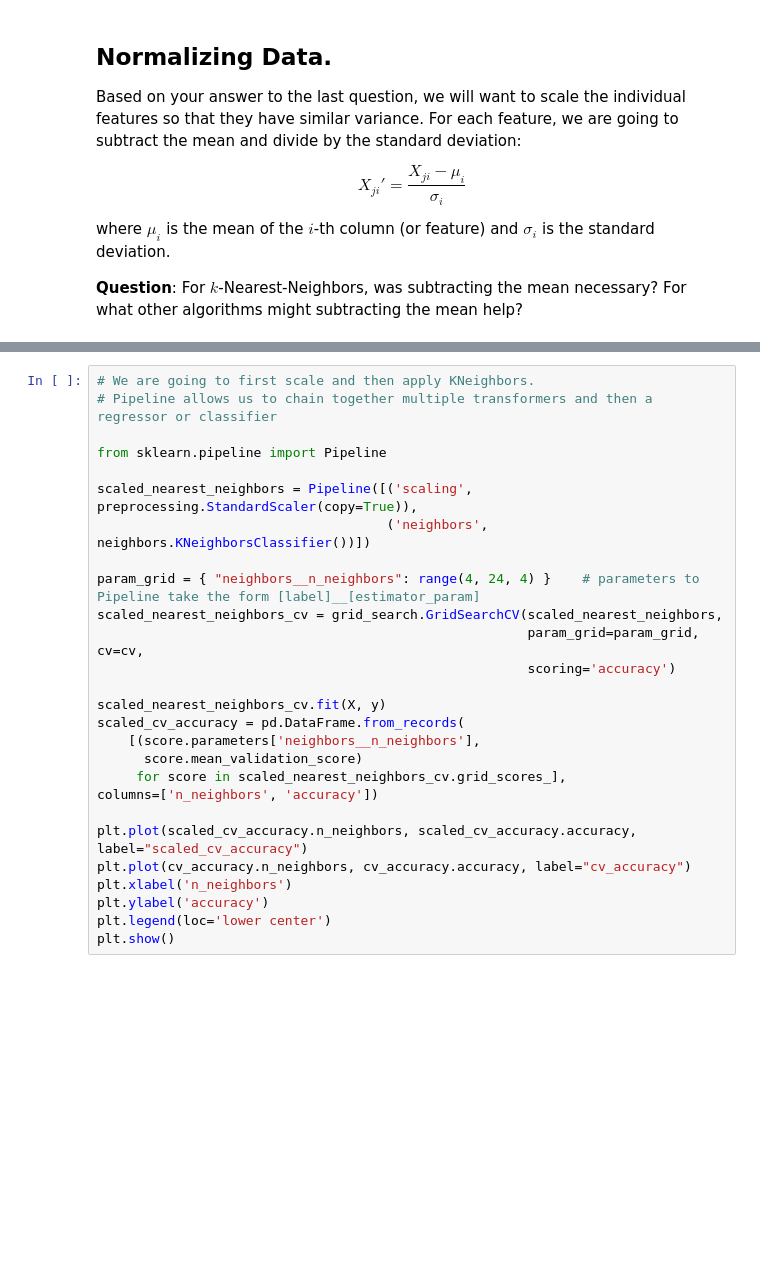
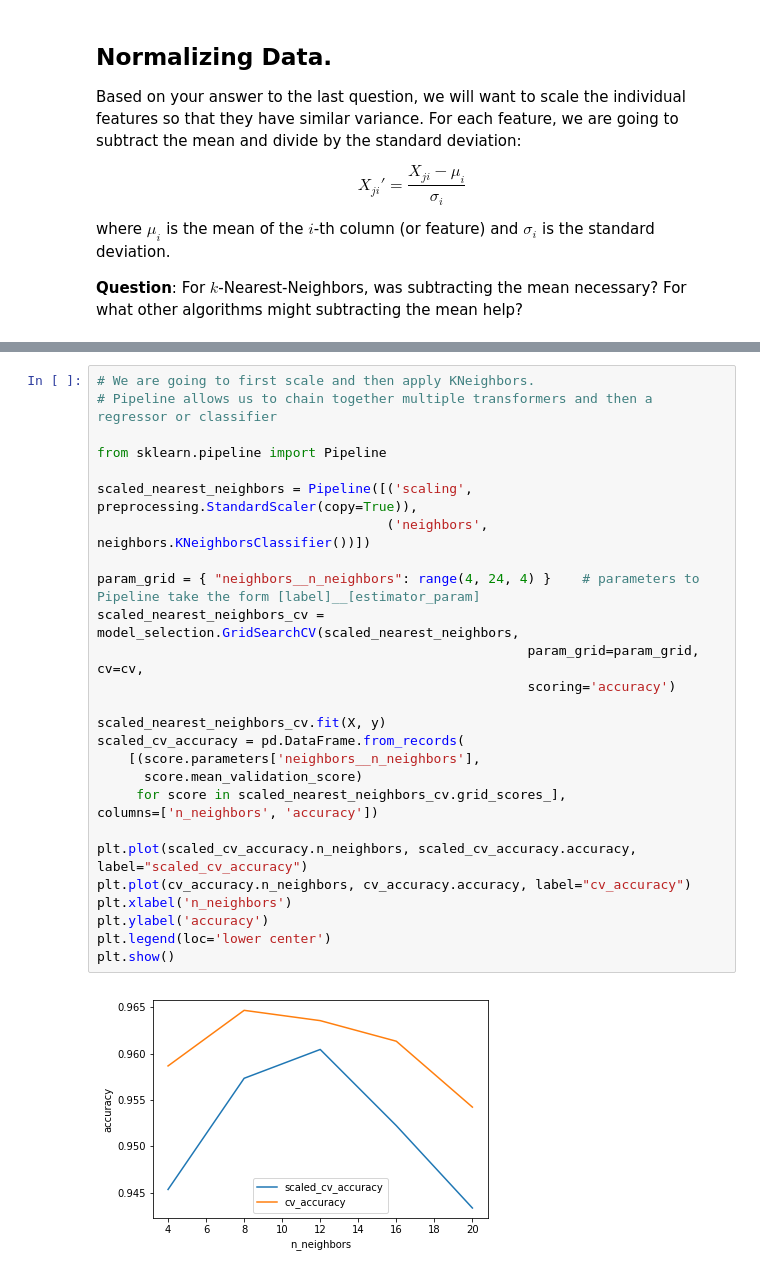
Before and after one commit to ASvyatkovskiy/BigDataCourse, a Jupyter notebook: 0_Preexercise/KNN_example.ipynb, the cells around one changed output, grey strips where cells are left out. Cells and saved outputs as stored; diff of their text form; blank space fills up the shorter version.

```diff
--- a/0_Preexercise/KNN_example.ipynb
+++ b/0_Preexercise/KNN_example.ipynb
@@ -86,27 +122,29 @@ pd.DataFrame({
 # %%
 # We are going to first scale and then apply KNeighbors.
 # Pipeline allows us to chain together multiple transformers and then a regressor or classifier
 
 from sklearn.pipeline import Pipeline
 
 scaled_nearest_neighbors = Pipeline([('scaling', preprocessing.StandardScaler(copy=True)),
                                      ('neighbors', neighbors.KNeighborsClassifier())])
 
 param_grid = { "neighbors__n_neighbors": range(4, 24, 4) }    # parameters to Pipeline take the form [label]__[estimator_param]
-scaled_nearest_neighbors_cv = grid_search.GridSearchCV(scaled_nearest_neighbors,
+scaled_nearest_neighbors_cv = model_selection.GridSearchCV(scaled_nearest_neighbors,
                                                        param_grid=param_grid, cv=cv,
                                                        scoring='accuracy')
 
 scaled_nearest_neighbors_cv.fit(X, y)
 scaled_cv_accuracy = pd.DataFrame.from_records(
     [(score.parameters['neighbors__n_neighbors'],
       score.mean_validation_score)
      for score in scaled_nearest_neighbors_cv.grid_scores_],
 columns=['n_neighbors', 'accuracy'])
 
 plt.plot(scaled_cv_accuracy.n_neighbors, scaled_cv_accuracy.accuracy, label="scaled_cv_accuracy")
 plt.plot(cv_accuracy.n_neighbors, cv_accuracy.accuracy, label="cv_accuracy")
 plt.xlabel('n_neighbors')
 plt.ylabel('accuracy')
 plt.legend(loc='lower center')
 plt.show()
+# %% [output]
+[figure, added]
```
Also changed, not shown: parts of 5 cells of this notebook.
